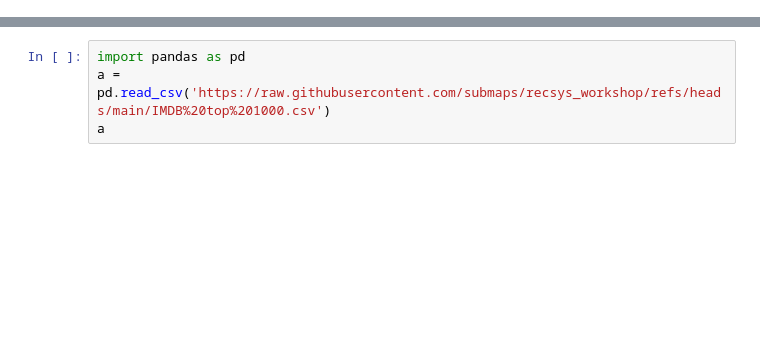
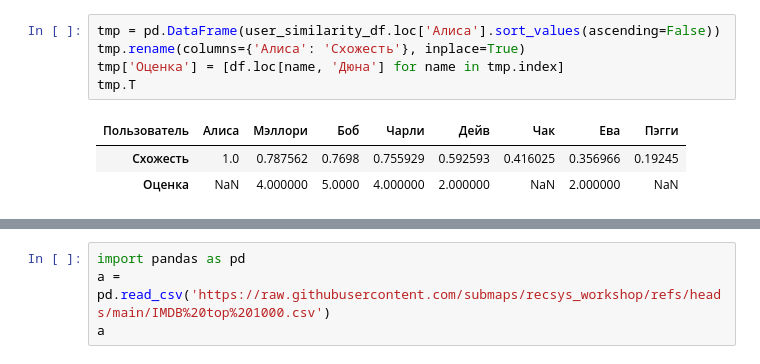
Before and after one commit to submaps/recsys_workshop, a Jupyter notebook: intro.ipynb, the cells around one changed output, grey strips where cells are left out. Drawn from its saved outputs; the diff is of its cells as text; blank space fills up the shorter version.

```diff
--- a/intro.ipynb
+++ b/intro.ipynb
@@ -122,0 +141,9 @@ Name: Алиса, dtype: float64
+# %%
+tmp = pd.DataFrame(user_similarity_df.loc['Алиса'].sort_values(ascending=False))
+tmp.rename(columns={'Алиса': 'Схожесть'}, inplace=True)
+tmp['Оценка'] = [df.loc[name, 'Дюна'] for name in tmp.index]
+tmp.T
+# %% [output]
+| Пользователь | Алиса | Мэллори | Боб | Чарли | Дейв | Чак | Ева | Пэгги |
+| Схожесть | 1.0 | 0.787562 | 0.7698 | 0.755929 | 0.592593 | 0.416025 | 0.356966 | 0.19245 |
+| Оценка | NaN | 4.000000 | 5.0000 | 4.000000 | 2.000000 | NaN | 2.000000 | NaN |
```
Also changed, not shown: parts of 38 cells of this notebook.
